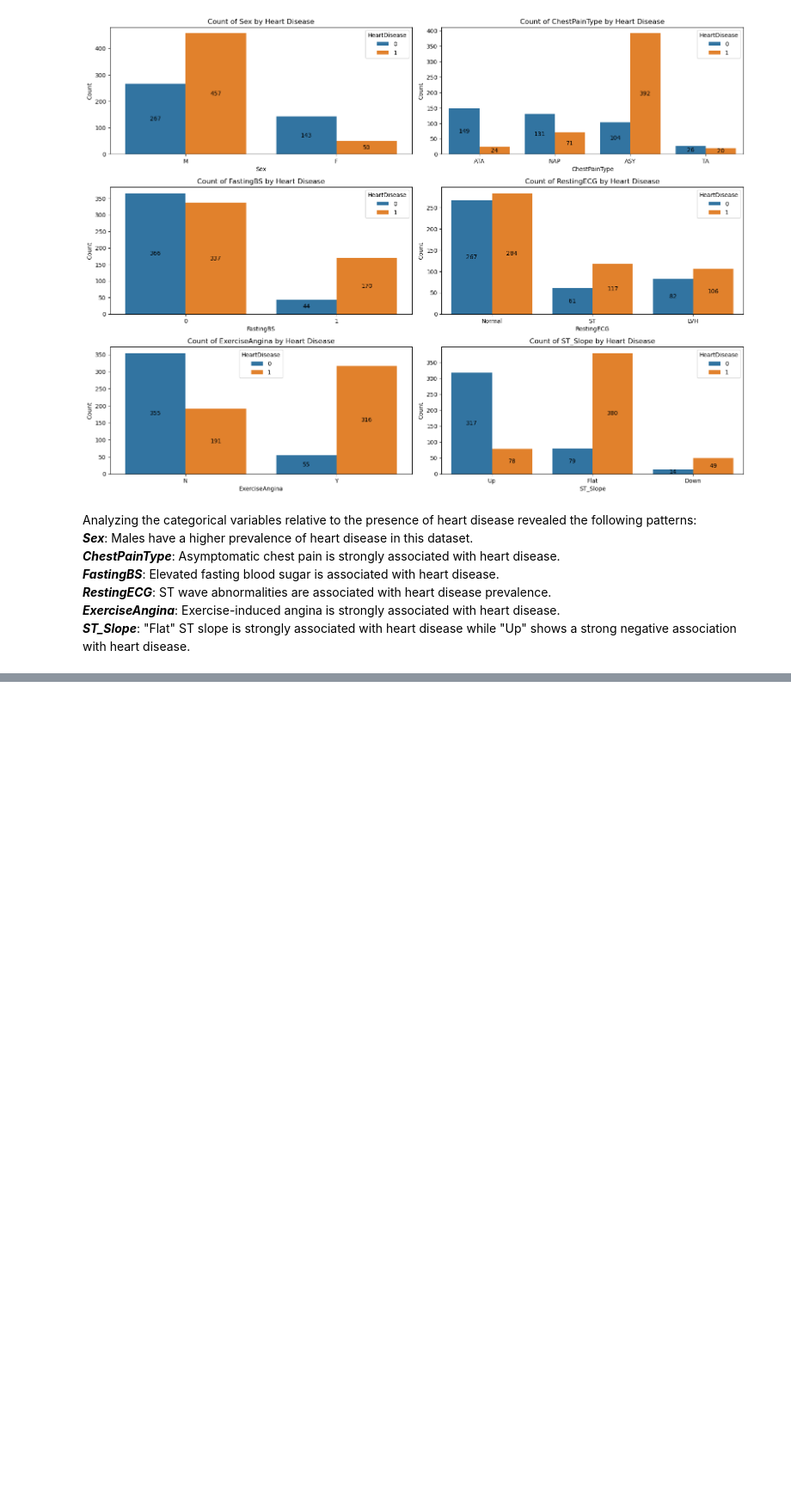
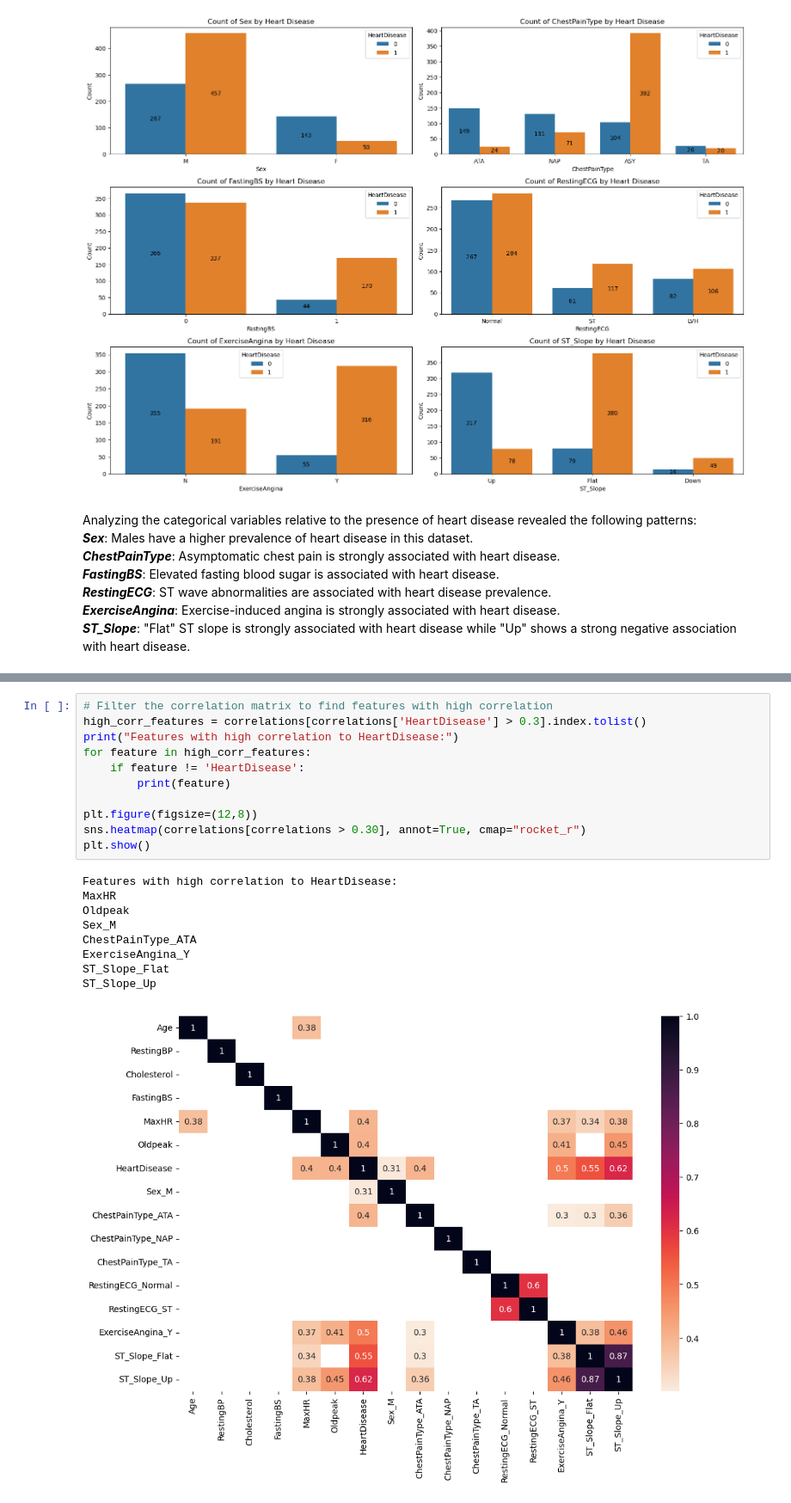
Before and after one commit to DaeJens/HeartDiseaseMachineLearn, a Jupyter notebook: chd_machinelearn.ipynb, the cells around one changed output, grey strips where cells are left out. Shown at 86% size. Saved outputs shown, nothing was run; the diff lists cells and outputs as text; blank space fills up the shorter version.

```diff
--- a/chd_machinelearn.ipynb
+++ b/chd_machinelearn.ipynb
@@ -172,0 +191,21 @@ Analyzing the categorical variables relative to the presence of heart disease re
+# %%
+# Filter the correlation matrix to find features with high correlation
+high_corr_features = correlations[correlations['HeartDisease'] > 0.3].index.tolist()
+print("Features with high correlation to HeartDisease:")
+for feature in high_corr_features:
+    if feature != 'HeartDisease':
+        print(feature)
+
+plt.figure(figsize=(12,8))
+sns.heatmap(correlations[correlations > 0.30], annot=True, cmap="rocket_r")
+plt.show()
+# %% [output]
+Features with high correlation to HeartDisease:
+MaxHR
+Oldpeak
+Sex_M
+ChestPainType_ATA
+ExerciseAngina_Y
+ST_Slope_Flat
+ST_Slope_Up
+[figure, added]
```
Also changed, not shown: parts of 9 cells of this notebook.
